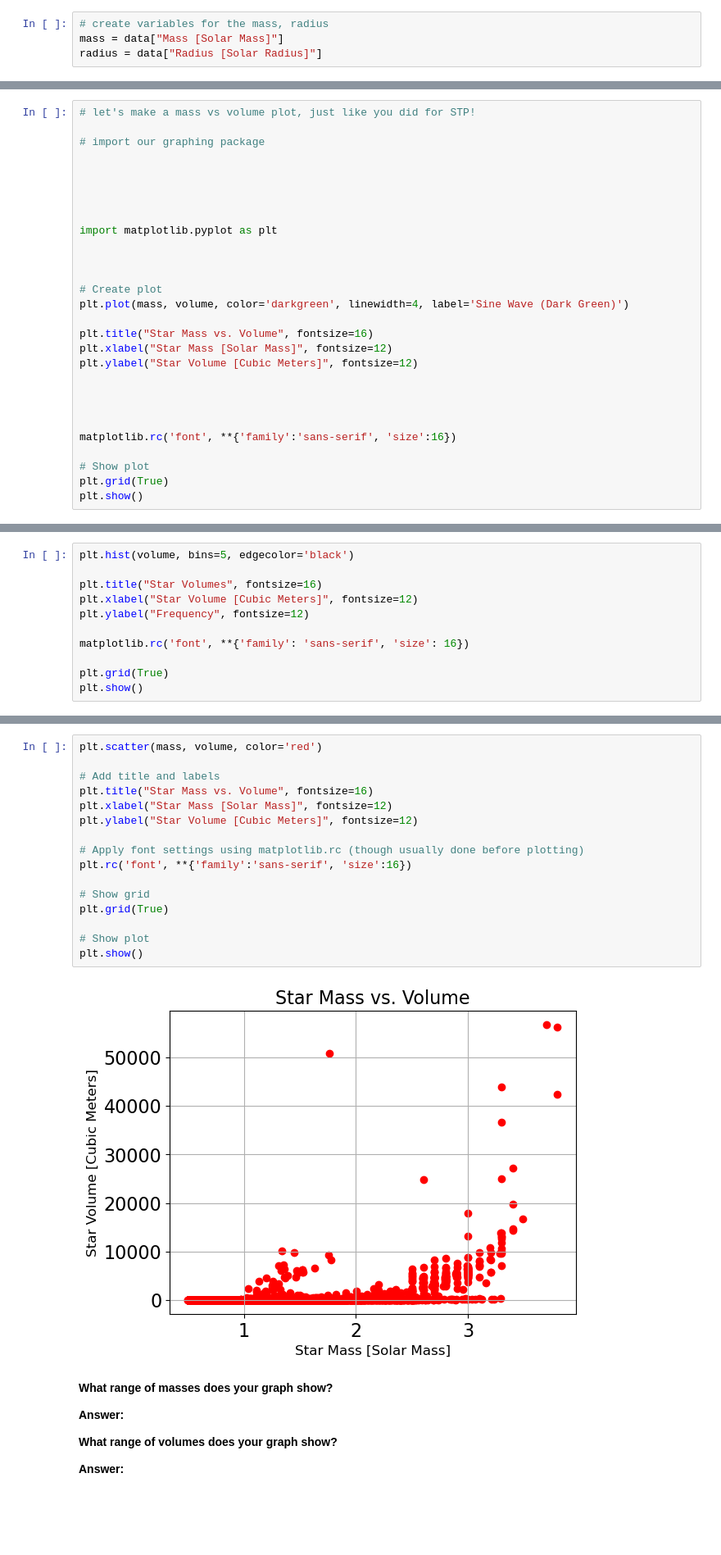
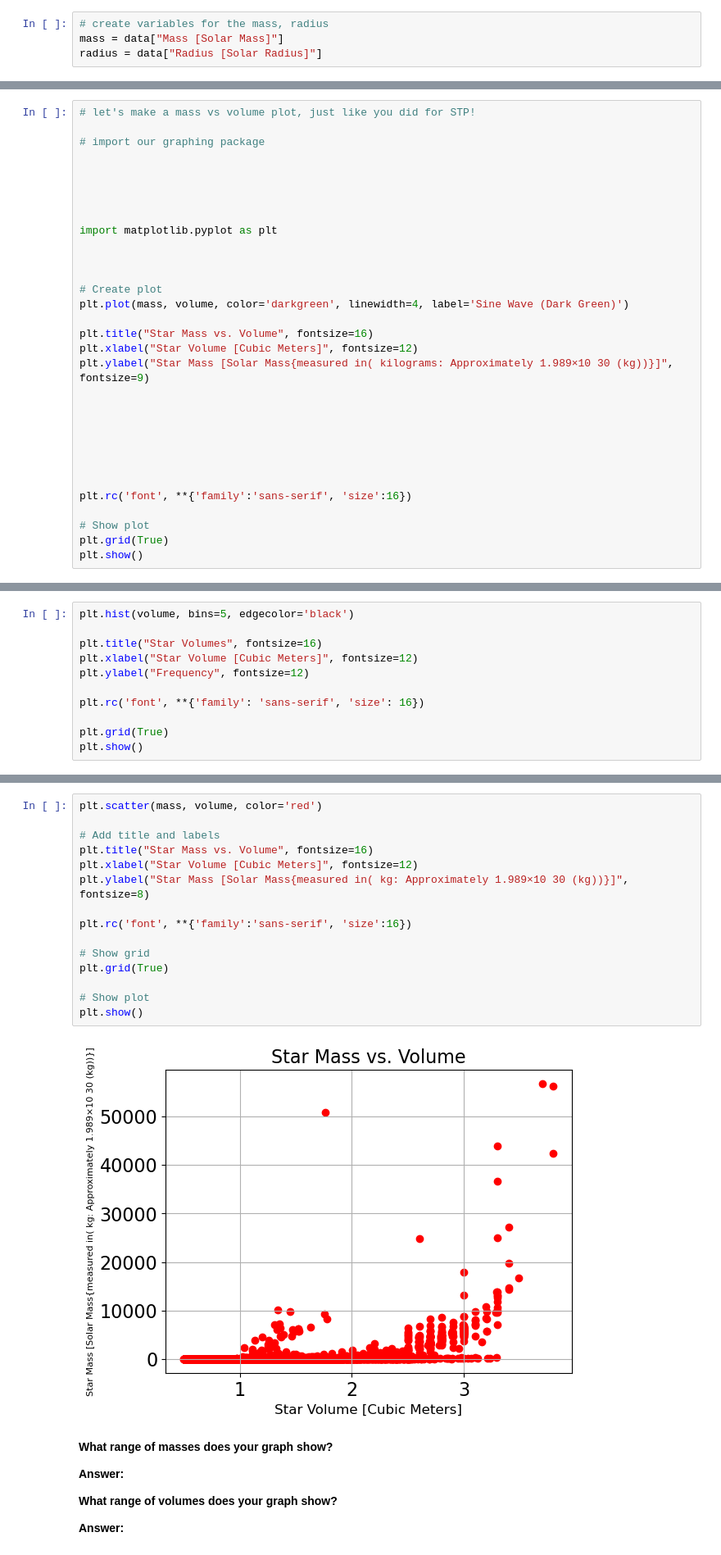
Before and after one commit to PrisonTeachingInitiative/CFR-2025, a Jupyter notebook: Astro/Blank/1 - Stars Pt2 .ipynb, the cells around one changed output, grey strips where cells are left out. Shown at 82% size. Saved outputs shown, nothing was run; the diff lists cells and outputs as text; blank space fills up the shorter version.

Commit message:
6/26/25 2 stars

```diff
--- a/Astro/Blank/1 - Stars Pt2 .ipynb
+++ b/Astro/Blank/1 - Stars Pt2 .ipynb
@@ -81,13 +82,16 @@ import matplotlib.pyplot as plt
 plt.plot(mass, volume, color='darkgreen', linewidth=4, label='Sine Wave (Dark Green)')
 
 plt.title("Star Mass vs. Volume", fontsize=16)
-plt.xlabel("Star Mass [Solar Mass]", fontsize=12)
-plt.ylabel("Star Volume [Cubic Meters]", fontsize=12)
+plt.xlabel("Star Volume [Cubic Meters]", fontsize=12)
+plt.ylabel("Star Mass [Solar Mass{measured in( kilograms: Approximately 1.989×10 30 (kg))}]", fontsize=9)
 
 
 
 
-matplotlib.rc('font', **{'family':'sans-serif', 'size':16})
+
+
+
+plt.rc('font', **{'family':'sans-serif', 'size':16})
 
 # Show plot
 plt.grid(True)
@@ -101,7 +105,7 @@ plt.title("Star Volumes", fontsize=16)
 plt.xlabel("Star Volume [Cubic Meters]", fontsize=12)
 plt.ylabel("Frequency", fontsize=12)
 
-matplotlib.rc('font', **{'family': 'sans-serif', 'size': 16})
+plt.rc('font', **{'family': 'sans-serif', 'size': 16})
 
 plt.grid(True)
 plt.show()
@@ -110,21 +114,20 @@ plt.show()
 # %%
 plt.scatter(mass, volume, color='red')
 
 # Add title and labels
 plt.title("Star Mass vs. Volume", fontsize=16)
-plt.xlabel("Star Mass [Solar Mass]", fontsize=12)
-plt.ylabel("Star Volume [Cubic Meters]", fontsize=12)
+plt.xlabel("Star Volume [Cubic Meters]", fontsize=12)
+plt.ylabel("Star Mass [Solar Mass{measured in( kg: Approximately 1.989×10 30 (kg))}]", fontsize=8)
 
-# Apply font settings using matplotlib.rc (though usually done before plotting)
 plt.rc('font', **{'family':'sans-serif', 'size':16})
 
 # Show grid
 plt.grid(True)
 
 # Show plot
 plt.show()
 # %% [output]
-[figure, old version]
+[figure, new version]
 # %% [markdown]
 **What range of masses does your graph show?**
 
```
Also changed, not shown: parts of 10 cells of this notebook.
